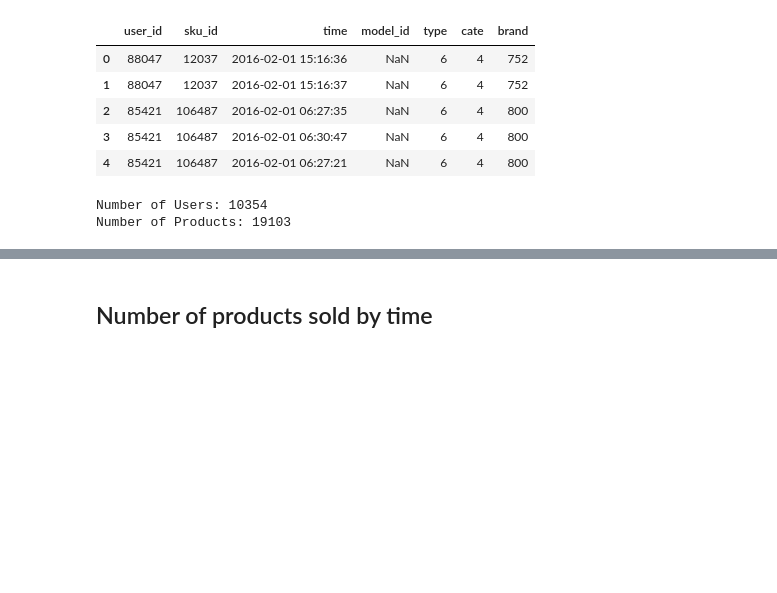
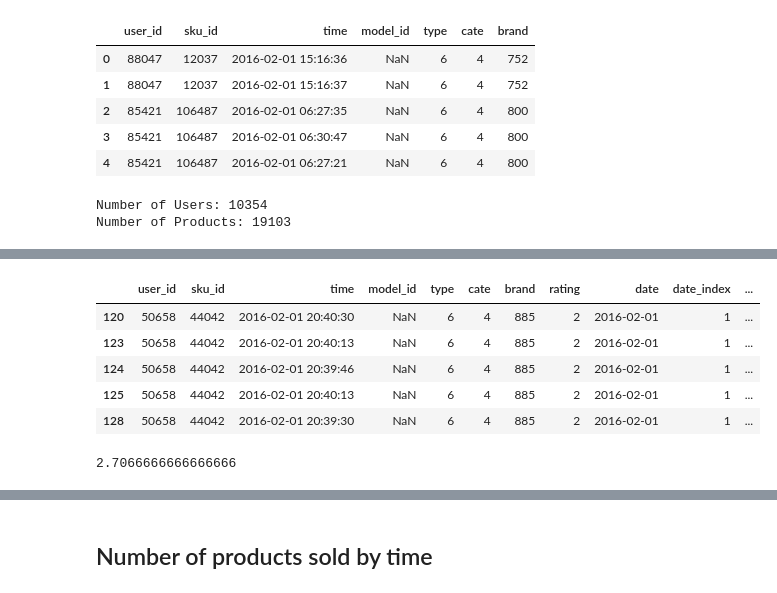
Before and after one commit to jiajuns/JD, a Jupyter notebook: code/explore.ipynb, the cells around one changed output, grey strips where cells are left out. Cells and saved outputs as stored; diff of their text form; code cells hidden in the pictures; blank space fills up the shorter version.

Commit message:
simple trial on sample data by implementing my own idea

```diff
--- a/code/explore.ipynb
+++ b/code/explore.ipynb
@@ -290,0 +295,42 @@ sample['rating'] = sample['type'].apply(lambda x: type_to_rating[x])
+# %%
+date_unique = pd.unique(sample['date'])
+total_day = len(date_unique)
+num_interval = total_day / 5.
+
+# key is the range of date, value is the weights of different action
+time_weight = {}
+time_to_code = {}
+
+idx = 0
+pointer = 1
+
+# 权重的值应该基于用户历史记录而定, 待定
+while idx < total_day:
+    key = date_unique[idx:idx+5]
+    time_to_code[tuple(key)] = pointer
+    value = {1: float(pointer)/total_day, 2: float(pointer+4)/total_day, \
+             3: -float(pointer)/total_day, 4: 1-float(pointer)/total_day, 5: float(pointer+2)/total_day, 6: float(pointer+1)/total_day}
+
+    time_weight[pointer] = value
+    idx += 5
+    pointer += 1
+# %%
+def calculate_date_index(group):
+    for key in time_to_code:
+        if group in key:
+            return time_to_code[key]
+sample['date_index'] = sample['date'].apply(lambda x: calculate_date_index(x))
+# %%
+t_weight = []
+for t, d in zip(sample['type'], sample['date_index']):
+    t_weight.append(time_weight[d][t])
+sample['time_weight'] = t_weight
+# %%
+# first trial based on type and time_weight
+
+# split train & test
+last_five = 15
+test = sample[sample['date_index'] == last_five]
+test = test[test['type'] == 4]
+train = sample.loc[~sample.index.isin(test.index)]
+train = train[train['user_id'].isin(test['user_id'])]
@@ -290,0 +348,18 @@ sample['rating'] = sample['type'].apply(lambda x: type_to_rating[x])
+# %%
+train['score'] = train['rating']*train['time_weight']
+train.head()
+# %% [output]
+|  | user_id | sku_id | time | model_id | type | cate | brand | rating | date | date_index | ... |
+| 120 | 50658 | 44042 | 2016-02-01 20:40:30 | NaN | 6 | 4 | 885 | 2 | 2016-02-01 | 1 | ... |
+| 123 | 50658 | 44042 | 2016-02-01 20:40:13 | NaN | 6 | 4 | 885 | 2 | 2016-02-01 | 1 | ... |
+| 124 | 50658 | 44042 | 2016-02-01 20:39:46 | NaN | 6 | 4 | 885 | 2 | 2016-02-01 | 1 | ... |
+| 125 | 50658 | 44042 | 2016-02-01 20:40:13 | NaN | 6 | 4 | 885 | 2 | 2016-02-01 | 1 | ... |
+| 128 | 50658 | 44042 | 2016-02-01 20:39:30 | NaN | 6 | 4 | 885 | 2 | 2016-02-01 | 1 | ... |
+# %%
+# consider frequency
+freq = train[['user_id', 'sku_id', 'score']].groupby(['user_id', 'sku_id']).agg(['count'])
+freq = freq['score']['count'] / total_day
+freq[910][22962]
+freq[910][75588]
+# %% [output]
+2.7066666666666666
```
Also changed, not shown: parts of 6 cells of this notebook.
